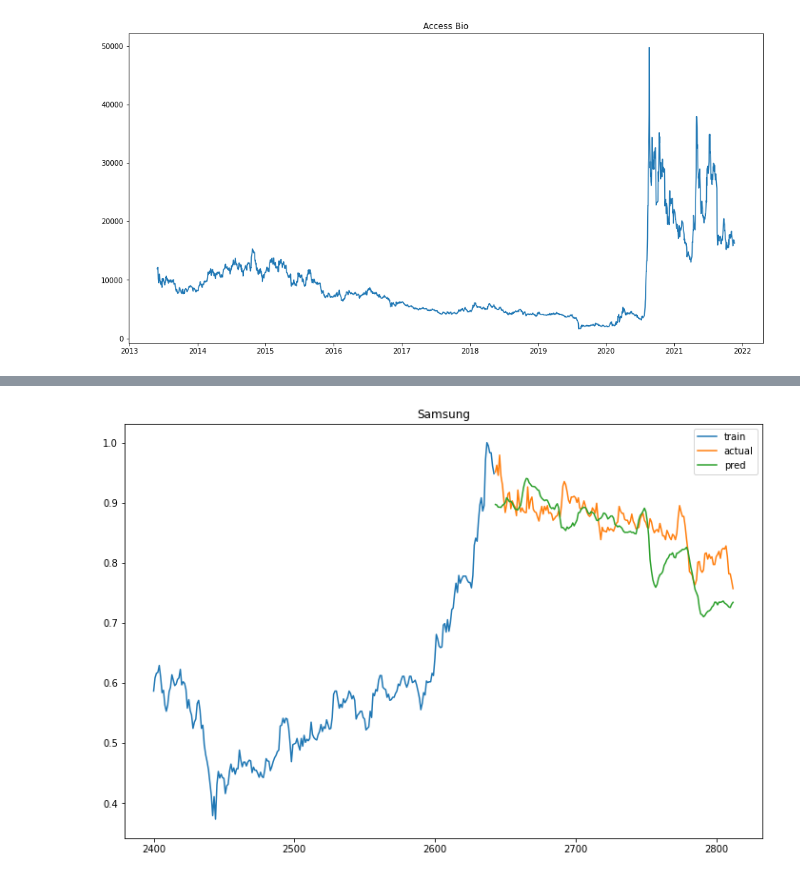
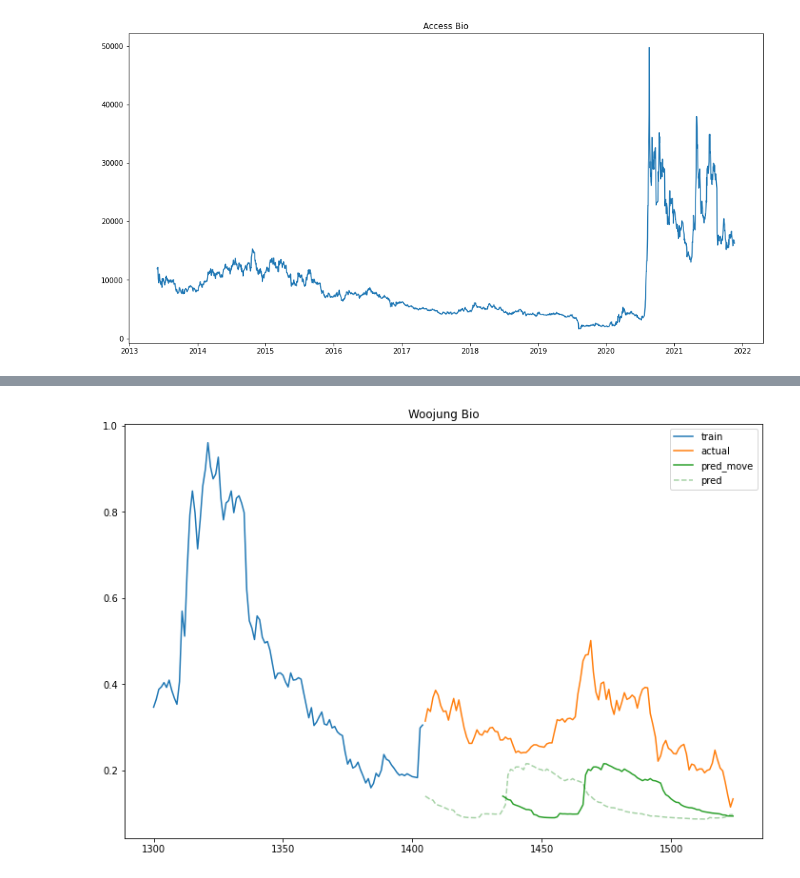
Before and after one commit to KimGriezmann/LSTM_price_prediction, a Jupyter notebook: price_predict.ipynb, the cells around one changed output, grey strips where cells are left out. Saved outputs shown, nothing was run; the diff lists cells and outputs as text; code cells hidden in the pictures.

```diff
--- a/price_predict.ipynb
+++ b/price_predict.ipynb
@@ -426,12 +389,11 @@ print(access_bio_df_scaled)
 # %%
-TEST_SIZE = 200
-# samsung_train = samsung_df_scaled[:-TEST_SIZE]
-# samsung_test = samsung_df_scaled[-TEST_SIZE:]
+samsung_train = samsung_df_scaled[:-280]
+samsung_test = samsung_df_scaled[-280:]
 
-bio_train = bio_df_scaled[:-TEST_SIZE]
-bio_test = bio_df_scaled[-TEST_SIZE:]
+bio_train = bio_df_scaled[:-150]
+bio_test = bio_df_scaled[-150:]
 
-access_bio_train = access_bio_df_scaled[:-TEST_SIZE]
-access_bio_test = access_bio_df_scaled[-TEST_SIZE:]
+access_bio_train = access_bio_df_scaled[:-200]
+access_bio_test = access_bio_df_scaled[-200:]
 # %%
 import numpy as np
@@ -535,8 +478,8 @@ bio_test
 # %%
-# samsung_index_ex = list(range(2643,2643+len(samsung_pred)))
-# samsung_pred_df = pd.DataFrame(samsung_pred, index = samsung_index_ex)
+samsung_index_ex = list(range(2565,2565+len(samsung_pred)))
+samsung_pred_df = pd.DataFrame(samsung_pred, index = samsung_index_ex)
 
-bio_index_ex = list(range(1355,1355+len(bio_pred)))
+bio_index_ex = list(range(1405,1405+len(bio_pred)))
 bio_pred_df = pd.DataFrame(bio_pred, index = bio_index_ex)
 
 access_bio_index_ex = list(range(1823,1823+len(access_bio_pred)))
@@ -544,16 +503,12 @@ access_bio_pred_df = pd.DataFrame(access_bio_pred, index = access_bio_index_ex)
 # %%
-# samsung_test_df = pd.concat([samsung_test, samsung_pred_df], axis = 1)
-# samsung_test_df.columns = ['Open', 'High', 'Low', 'Close', 'Volume', 'KOSPI', 'NASDAQ', 'Predictions']
-# samsung_test_df.columns = ['Open', 'High', 'Low', 'Close', 'Volume', 'Predictions']
-# samsung_test_df.columns = ['Open', 'High', 'Low', 'Close', 'Volume', 'KOSPI', 'Predictions']
+samsung_test_df = pd.concat([samsung_test, samsung_pred_df], axis = 1)
+samsung_test_df.columns = ['Open', 'High', 'Low', 'Close', 'Volume', 'Predictions']
 
 bio_test_df = pd.concat([bio_test, bio_pred_df], axis = 1)
-# bio_test_df.columns = ['Open', 'High', 'Low', 'Close', 'Volume', 'KOSDAQ', 'NASDAQ', 'Predictions']
-# bio_test_df.columns = ['Open', 'High', 'Low', 'Close', 'Volume', 'Predictions']
-bio_test_df.columns = ['Open', 'High', 'Low', 'Close', 'Volume', 'KOSDAQ', 'Predictions']
+bio_test_df.columns = ['Open', 'High', 'Low', 'Close', 'Volume', 'Predictions']
 
 access_bio_test_df = pd.concat([access_bio_test, access_bio_pred_df], axis = 1)
-access_bio_test_df.columns = ['Open', 'High', 'Low', 'Close', 'Volume', 'KOSDAQ', 'Predictions']
+access_bio_test_df.columns = ['Open', 'High', 'Low', 'Close', 'Volume', 'Predictions']
 # %%
 samsung_test_df
 # %% [output]
@@ -588,0 +573,4 @@ bio_test_df
+# %%
+ma30_index = list(range(1435,1435+len(bio_test_df)))
+ma30_bio_pred_df = bio_test_df.set_index(keys = [ma30_index], inplace = False)
+ma30_bio_pred_df
@@ -589,11 +591,12 @@ bio_test_df
 # %%
 plt.figure(figsize=(12, 8))
-plt.plot(samsung_train[2400:]['Close'], label='train')
-plt.plot(samsung_test_df[:-30]['Close'], label='actual')
-plt.plot(samsung_test_df[:-30]['Predictions'], label='pred')
-plt.title("Samsung")
+plt.plot(bio_train[1300:]['Close'], label='train')
+plt.plot(bio_test_df[:-30]['Close'], label='actual')
+plt.plot(ma30_bio_pred_df[:-60]['Predictions'], label='pred_move')
+plt.plot(bio_test_df[:-30]['Predictions'], linestyle = '--', label='pred', alpha = 0.35, c = 'green')
+plt.title("Woojung Bio")
 plt.legend()
 plt.show()
 # %% [output]
-[figure, old version]
+[figure, new version]
 # %%
```
Also changed, not shown: parts of 28 cells of this notebook.
